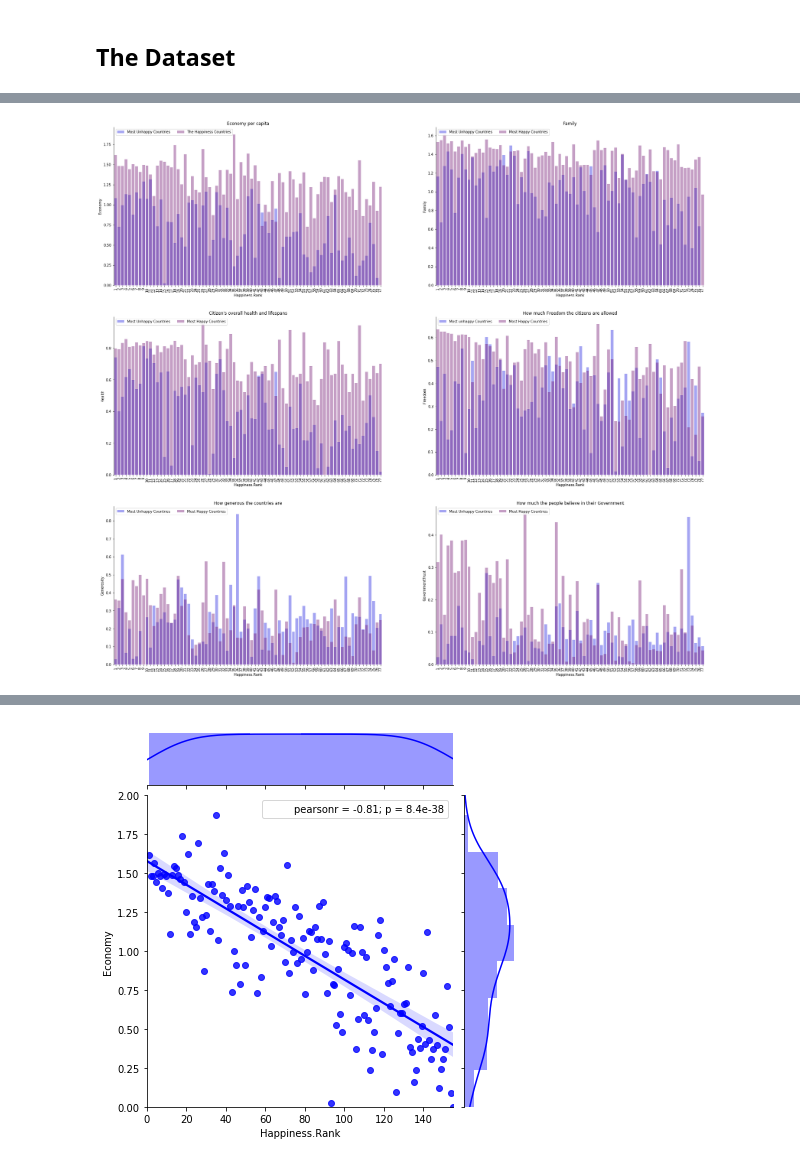
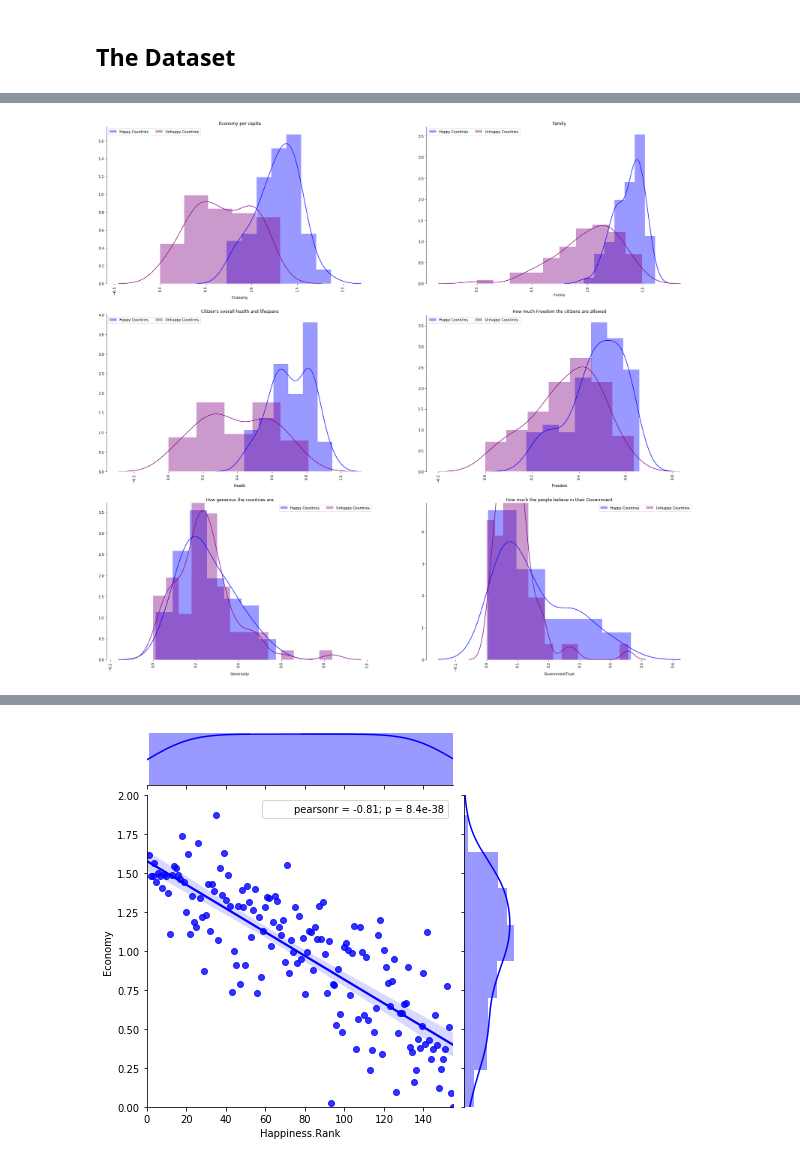
Before and after one commit to efuller11/Thinkful, a Jupyter notebook: Unit 1 Capstone World's Happiness.ipynb, the cells around one changed output, grey strips where cells are left out. Cells and saved outputs as stored; diff of their text form; code cells hidden in the pictures.

```diff
--- a/Unit 1 Capstone World's Happiness.ipynb
+++ b/Unit 1 Capstone World's Happiness.ipynb
@@ -33,3 +35,5 @@ happy_data.describe()
 | 50% | 78.000000 | 5.279000 | 5.370032 | 5.193152 | 1.064578 | 1.253918 | 0.606042 | 0.437454 | ... |
 | 75% | 116.500000 | 6.101500 | 6.194600 | 6.006527 | 1.318027 | 1.414316 | 0.723008 | 0.516561 | ... |
 | max | 155.000000 | 7.537000 | 7.622030 | 7.479556 | 1.870766 | 1.610574 | 0.949492 | 0.658249 | ... |
+# %%
+happy_data['are_happy'] = np.where(happy_data['Happiness.Rank'] < 78, '1', '0')
@@ -42,88 +93,58 @@ When looking at the graphs below I found the largest correlation between the ran
 # %%
 plt.figure(figsize=(30, 28))
 plt.subplot(3, 2, 1)
-sns.barplot(x='Happiness.Rank', y="Economy", data=bot_happy_data,
-            label="Most Unhappy Countries", color="b", alpha = .40)
-
-sns.barplot(x='Happiness.Rank', y="Economy", data=top_happy_data,
-            label="The Happiness Countries", color="purple", alpha = .40)
-
-plt.legend(ncol=2, loc="upper right", frameon=True)
+sns.distplot(top_happy_data.Economy, color="b", label="Happy Countries")
+sns.distplot(bot_happy_data.Economy, color="purple", label="Unhappy Countries")
+plt.legend(ncol=2, loc="upper left", frameon=True)
 plt.title('Economy per capita')
-plt.xlabel("Happiness.Rank")
-plt.ylabel("Economy")
+plt.xlabel("Economy")
 plt.xticks(rotation = 90)
 sns.despine(left=False, bottom=True)
 
 plt.subplot(3, 2, 2)
-sns.barplot(x='Happiness.Rank', y="Family", data=bot_happy_data,
-            label="Most Unhappy Countries", color="b", alpha = .40)
-
-sns.barplot(x='Happiness.Rank', y="Family", data=top_happy_data,
-            label="Most Happy Countries", color="purple", alpha = .40)
-
-plt.legend(ncol=2, loc="upper right", frameon=True)
+sns.distplot(top_happy_data.Family, color="b", label="Happy Countries")
+sns.distplot(bot_happy_data.Family, color="purple", label="Unhappy Countries")
+plt.legend(ncol=2, loc="upper left", frameon=True)
 plt.title('Family')
-plt.xlabel("Happiness.Rank")
-plt.ylabel("Family")
+plt.xlabel("Family")
 plt.xticks(rotation = 90)
 sns.despine(left=False, bottom=True)
 
 plt.subplot(3, 2, 3)
-sns.barplot(x='Happiness.Rank', y="Health", data=bot_happy_data,
-            label="Most Unhappy Countries", color="b", alpha = .40)
-
-sns.barplot(x='Happiness.Rank', y="Health", data=top_happy_data,
-            label="Most Happy Countries", color="purple", alpha = .40)
-
-plt.legend(ncol=2, loc="upper right", frameon=True)
+sns.distplot(top_happy_data.Health, color="b", label="Happy Countries")
+sns.distplot(bot_happy_data.Health, color="purple", label="Unhappy Countries")
+plt.legend(ncol=2, loc="upper left", frameon=True)
 plt.title("Citizen's overall health and lifespans")
-plt.xlabel("Happiness.Rank")
-plt.ylabel("Health")
+plt.xlabel("Health")
 plt.xticks(rotation = 90)
 sns.despine(left=False, bottom=True)
 
 plt.subplot(3, 2, 4)
-sns.barplot(x='Happiness.Rank', y="Freedom", data=bot_happy_data,
-            label="Most unhappy Countries", color="b", alpha = .40)
-
-sns.barplot(x='Happiness.Rank', y="Freedom", data=top_happy_data,
-            label="Most Happy Countries", color="purple", alpha = .40)
-
-plt.legend(ncol=2, loc="upper right", frameon=True)
+sns.distplot(top_happy_data.Freedom, color="b", label="Happy Countries")
+sns.distplot(bot_happy_data.Freedom, color="purple", label="Unhappy Countries")
+plt.legend(ncol=2, loc="upper left", frameon=True)
 plt.title('How much Freedom the citizens are allowed')
-plt.xlabel("Happiness.Rank")
-plt.ylabel("Freedom")
+plt.xlabel("Freedom")
 plt.xticks(rotation = 90)
 sns.despine(left=False, bottom=True)
 
 plt.subplot(3, 2, 5)
-sns.barplot(x='Happiness.Rank', y="Generosity", data=bot_happy_data,
-            label="Most Unhappy Countries", color="b", alpha = .40)
-
-sns.barplot(x='Happiness.Rank', y="Generosity", data=top_happy_data,
-            label="Most Happy Countries", color="purple", alpha = .40)
-
+sns.distplot(top_happy_data.Generosity, color="b", label="Happy Countries")
+sns.distplot(bot_happy_data.Generosity, color="purple", label="Unhappy Countries")
 plt.legend(ncol=2, loc="upper right", frameon=True)
 plt.title('How generous the countries are')
-plt.xlabel("Happiness.Rank")
-plt.ylabel("Generosity")
+plt.xlabel("Generosity")
 plt.xticks(rotation = 90)
 sns.despine(left=False, bottom=True)
 
 plt.subplot(3, 2, 6)
-sns.barplot(x='Happiness.Rank', y="GovernmentTrust", data=bot_happy_data,
-            label="Most Unhappy Countries", color="b", alpha = .40)
-
-sns.barplot(x='Happiness.Rank', y="GovernmentTrust", data=top_happy_data,
-            label="Most Happy Countries", color="purple", alpha = .40)
-
+sns.distplot(top_happy_data.GovernmentTrust, color="b", label="Happy Countries")
+sns.distplot(bot_happy_data.GovernmentTrust, color="purple", label="Unhappy Countries")
 plt.legend(ncol=2, loc="upper right", frameon=True)
 plt.title('How much the people believe in their Government')
-plt.xlabel("Happiness.Rank")
-plt.ylabel("GovernmentTrust")
+plt.xlabel("GovernmentTrust")
 plt.xticks(rotation = 90)
 sns.despine(left=False, bottom=True)
 plt.show()
 # %% [output]
-[figure, old version]
+[figure, new version]
```
Also changed, not shown: parts of 24 cells of this notebook, 1 other file.
